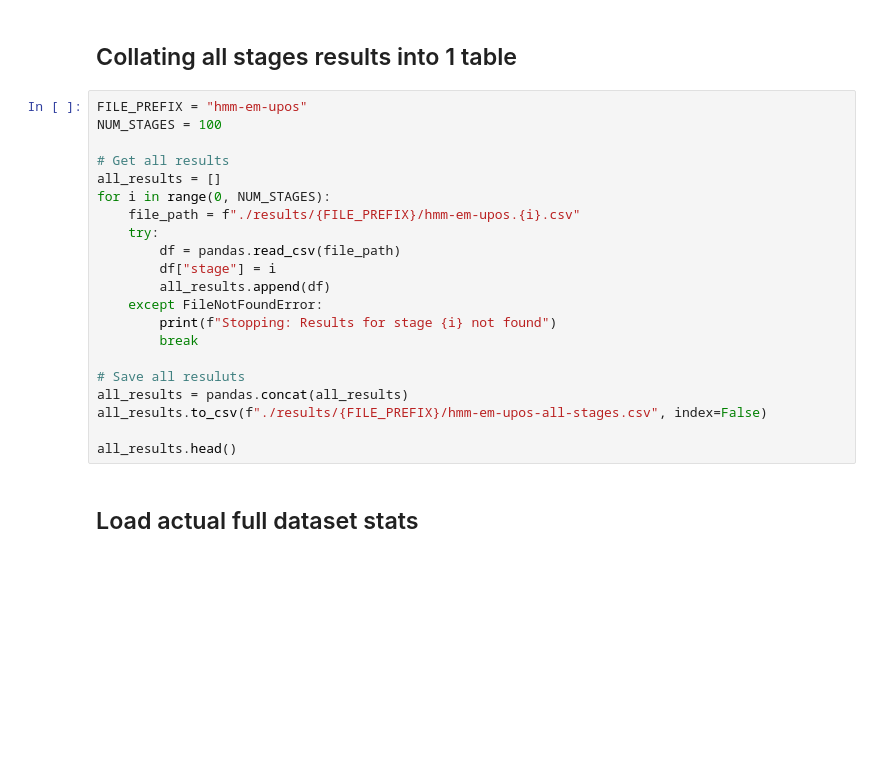
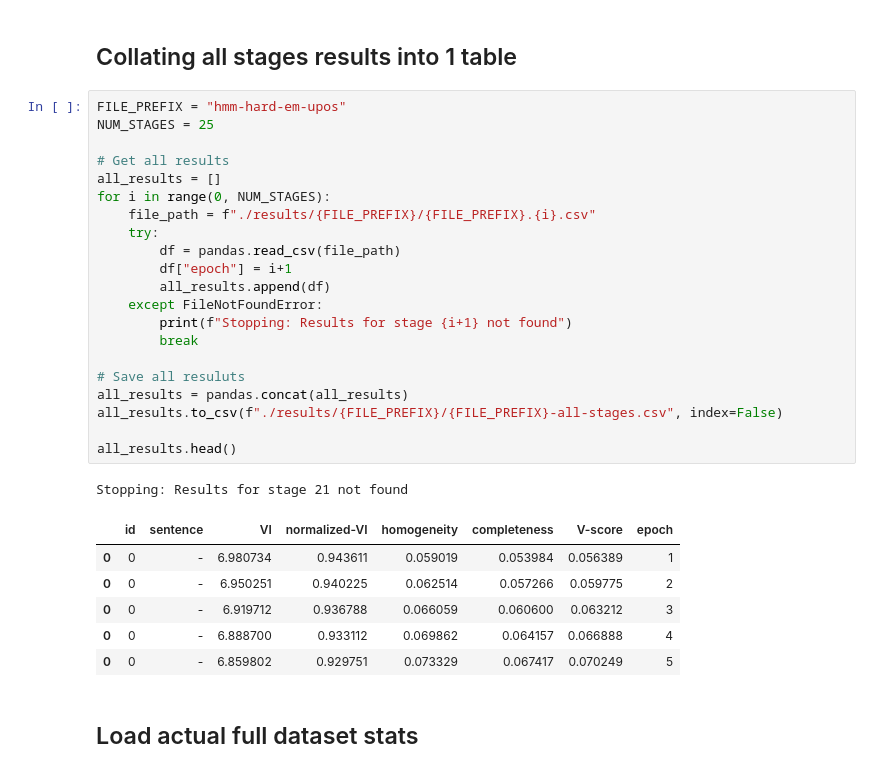
Before and after one commit to amoghvk21/NLP-assignment-3, a Jupyter notebook: skeleton_code/results_parser.ipynb, the cells around one changed output. Drawn from its saved outputs; the diff is of its cells as text; blank space fills up the shorter version.

```diff
--- a/skeleton_code/results_parser.ipynb
+++ b/skeleton_code/results_parser.ipynb
@@ -6,26 +6,34 @@ import matplotlib.pyplot as plt
 # %% [markdown]
 ## Collating all stages results into 1 table
 # %%
-FILE_PREFIX = "hmm-em-upos"
-NUM_STAGES = 100
+FILE_PREFIX = "hmm-hard-em-upos"
+NUM_STAGES = 25
 
 # Get all results
 all_results = []
 for i in range(0, NUM_STAGES):
-    file_path = f"./results/{FILE_PREFIX}/hmm-em-upos.{i}.csv"
+    file_path = f"./results/{FILE_PREFIX}/{FILE_PREFIX}.{i}.csv"
     try:
         df = pandas.read_csv(file_path)
-        df["stage"] = i
+        df["epoch"] = i+1
         all_results.append(df)
     except FileNotFoundError:
-        print(f"Stopping: Results for stage {i} not found")
+        print(f"Stopping: Results for stage {i+1} not found")
         break
 
 # Save all resuluts
 all_results = pandas.concat(all_results)
-all_results.to_csv(f"./results/{FILE_PREFIX}/hmm-em-upos-all-stages.csv", index=False)
+all_results.to_csv(f"./results/{FILE_PREFIX}/{FILE_PREFIX}-all-stages.csv", index=False)
 
 all_results.head()
+# %% [output]
+Stopping: Results for stage 21 not found
+|  | id | sentence | VI | normalized-VI | homogeneity | completeness | V-score | epoch |
+| 0 | 0 | - | 6.980734 | 0.943611 | 0.059019 | 0.053984 | 0.056389 | 1 |
+| 0 | 0 | - | 6.950251 | 0.940225 | 0.062514 | 0.057266 | 0.059775 | 2 |
+| 0 | 0 | - | 6.919712 | 0.936788 | 0.066059 | 0.060600 | 0.063212 | 3 |
+| 0 | 0 | - | 6.888700 | 0.933112 | 0.069862 | 0.064157 | 0.066888 | 4 |
+| 0 | 0 | - | 6.859802 | 0.929751 | 0.073329 | 0.067417 | 0.070249 | 5 |
 # %% [markdown]
 ## Load actual full dataset stats
 # %%
```
Also changed, not shown: parts of 7 cells of this notebook, 57 other files.
